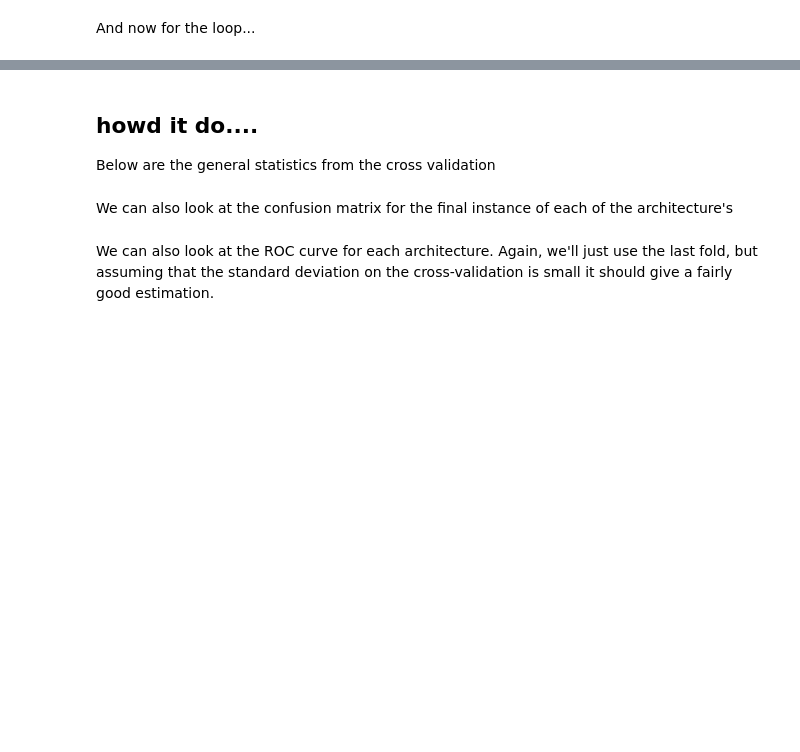
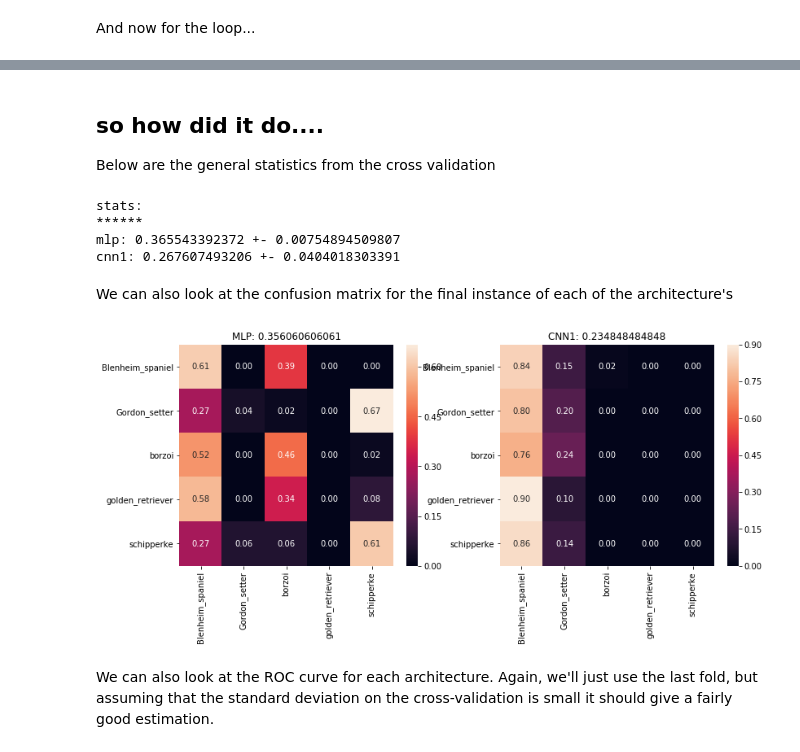
Before and after one commit to ncmatson/SMU_ML_Labs, a Jupyter notebook: 07smuml/lab7_cv.ipynb, the cells around one changed output, grey strips where cells are left out. Drawn from its saved outputs; the diff is of its cells as text; code cells hidden in the pictures; blank space fills up the shorter version.

```diff
--- a/07smuml/lab7_cv.ipynb
+++ b/07smuml/lab7_cv.ipynb
@@ -180,7 +179,7 @@ def do_mlp(X_train, y_train, X_test, y_test):
 
     yhat_mlp = np.argmax(mlp.predict(X_test), axis=1)
 
-    return mlp, mt.accuracy_score(y_test,yhat_mlp)
+    return mlp, mt.recall_score(y_test,yhat_mlp, average='micro')
 # %% [markdown]
 ## cnn1: simple
 # %%
@@ -221,13 +220,13 @@ def do_cnn1(X_train, y_train, X_test, y_test, y_test_ohe):
     # we need to exapnd the dimensions here to give the
     #   "channels" dimension expected by Keras
     cnn.fit(np.expand_dims(X_train, axis = 1), y_train,
-            batch_size=32, epochs=20,
+            batch_size=32, epochs=1,
             validation_data=((np.expand_dims(X_test, axis=1), y_test_ohe)),
             shuffle=True, verbose=1)
 
     yhat_cnn = np.argmax(cnn.predict(np.expand_dims(X_test, axis=1)), axis=1)
 
-    rec = mt.recall_score(y_pred=yhat_cnn, y_true=y_test)
+    rec = mt.recall_score(y_pred=yhat_cnn, y_true=y_test, average='micro')
     return cnn, rec
 # %% [markdown]
 ## cnn2:  Ensemble Net
@@ -327,21 +326,21 @@ for train, test in skf.split(X, y):
     y_test_ohe = keras.utils.to_categorical(y_test, NUM_CLASSES)
 
     # architecture 1
-    print('training cnn 1')
+    print('\ntraining cnn 1')
     cnn1, cnn1_result = do_cnn1(X_train, y_train_ohe, X_test, y_test, y_test_ohe)
     cnn1_rec.append(cnn1_result)
-    print('cnn1 recall score: ', cnn2_result)
+    print('cnn1 recall score: ', cnn1_result)
 
     # architecture 2
-    print('training cnn 2')
-    cnn2, cnn2_result = do_ensemble(X_test=X_test, X_train=X_train, y_test=y_test, y_train=y_train_ohe)
-    cnn2_rec.append(cnn2_result)
-    print('cnn2 recall score: ', cnn2_result)
+    #print('\ntraining cnn 2')
+    #cnn2, cnn2_result = do_ensemble(X_test=X_test, X_train=X_train, y_test=y_test, y_train=y_train_ohe)
+    #cnn2_rec.append(cnn2_result)
+    #print('cnn2 recall score: ', cnn2_result)
 
     # MLP
-    print('training mlp')
+    print('\ntraining mlp')
     mlp, mlp_result = do_mlp(X_train, y_train_ohe, X_test, y_test)
-    mlp_rec.append(result)
+    mlp_rec.append(mlp_result)
     print('mlp recall score: ', mlp_result)
 # %% [output]
 training cnn 1
@@ -364,5 +363,5 @@ accuracy mlp:  0.285714285714
 # %% [markdown]
-## howd it do....
+## so how did it do....
 
 Below are the general statistics from the cross validation
 # %%
@@ -370,7 +369,12 @@ print('stats:')
 print('*'*6)
 print('mlp:', np.mean(mlp_rec), '+-', np.std(mlp_rec))
 print('cnn1:', np.mean(cnn1_rec), '+-', np.std(cnn1_rec))
-print('cnn2:', np.mean(cnn2_rec), '+-', np.std(cnn2_rec))
+#print('cnn2:', np.mean(cnn2_rec), '+-', np.std(cnn2_rec))
+# %% [output]
+stats:
+******
+mlp: 0.365543392372 +- 0.00754894509807
+cnn1: 0.267607493206 +- 0.0404018303391
 # %% [markdown]
 We can also look at the confusion matrix for the final instance of each of the architecture's
 # %%
@@ -383,17 +387,17 @@ def compare_mlp_cnn(cnn1, cnn2, mlp, X_test, y_test, enc):
     plt.figure(figsize=(20,5))
     if cnn1 is not None:
         yhat_cnn1 = np.argmax(cnn1.predict(np.expand_dims(X_test, axis=1)), axis=1)
-        rec_cnn1 = mt.recall_score(y_test,yhat_cnn1)
+        rec_cnn1 = mt.recall_score(y_test,yhat_cnn1, average='micro')
         plt.subplot(1,3,2)
         cm = mt.confusion_matrix(y_test,yhat_cnn1)
         cm = cm/np.sum(cm,axis=1)[:,np.newaxis]
         sns.heatmap(cm, annot=True, fmt='.2f', xticklabels=enc.inverse_transform([0, 1, 2, 3, 4]),
                    yticklabels=enc.inverse_transform([0, 1, 2, 3, 4]))
-        plt.title('CNN1: '+str(rec_cnn))
+        plt.title('CNN1: '+str(rec_cnn1))
 
     if cnn2 is not None:
         yhat_cnn2 = np.argmax(cnn2.predict(np.expand_dims(X_test, axis=1)), axis=1)
-        rec_cnn2 = mt.recall_score(y_test,yhat_cnn2)
+        rec_cnn2 = mt.recall_score(y_test,yhat_cnn2, average='micro')
         plt.subplot(1,3,3)
         cm = mt.confusion_matrix(y_test,yhat_cnn2)
         cm = cm/np.sum(cm,axis=1)[:,np.newaxis]
@@ -403,7 +407,7 @@ def compare_mlp_cnn(cnn1, cnn2, mlp, X_test, y_test, enc):
 
     if mlp is not None:
         yhat_mlp = np.argmax(mlp.predict(X_test), axis=1)
-        rec_mlp = mt.accuracy_score(y_test,yhat_mlp)
+        rec_mlp = mt.recall_score(y_test,yhat_mlp, average='micro')
         plt.subplot(1,3,1)
         cm = mt.confusion_matrix(y_test,yhat_mlp)
         cm = cm/np.sum(cm,axis=1)[:,np.newaxis]
@@ -411,7 +415,10 @@ def compare_mlp_cnn(cnn1, cnn2, mlp, X_test, y_test, enc):
                    yticklabels=enc.inverse_transform([0, 1, 2, 3, 4]))
         plt.title('MLP: '+str(rec_mlp))
 # %%
-compare_mlp_cnn(cnn1, cnn2, mlp, X_test, y_test, enc)
+#compare_mlp_cnn(cnn1, cnn2, mlp, X_test, y_test, enc)
+compare_mlp_cnn(cnn1, None, mlp, X_test, y_test, enc)
+# %% [output]
+[figure, added]
 # %% [markdown]
 We can also look at the ROC curve for each architecture.  Again, we'll just use the last fold, but assuming that the standard deviation on the cross-validation is small it should give a fairly good estimation.
 # %%
```
Also changed, not shown: parts of 8 cells of this notebook, 1 other file.
